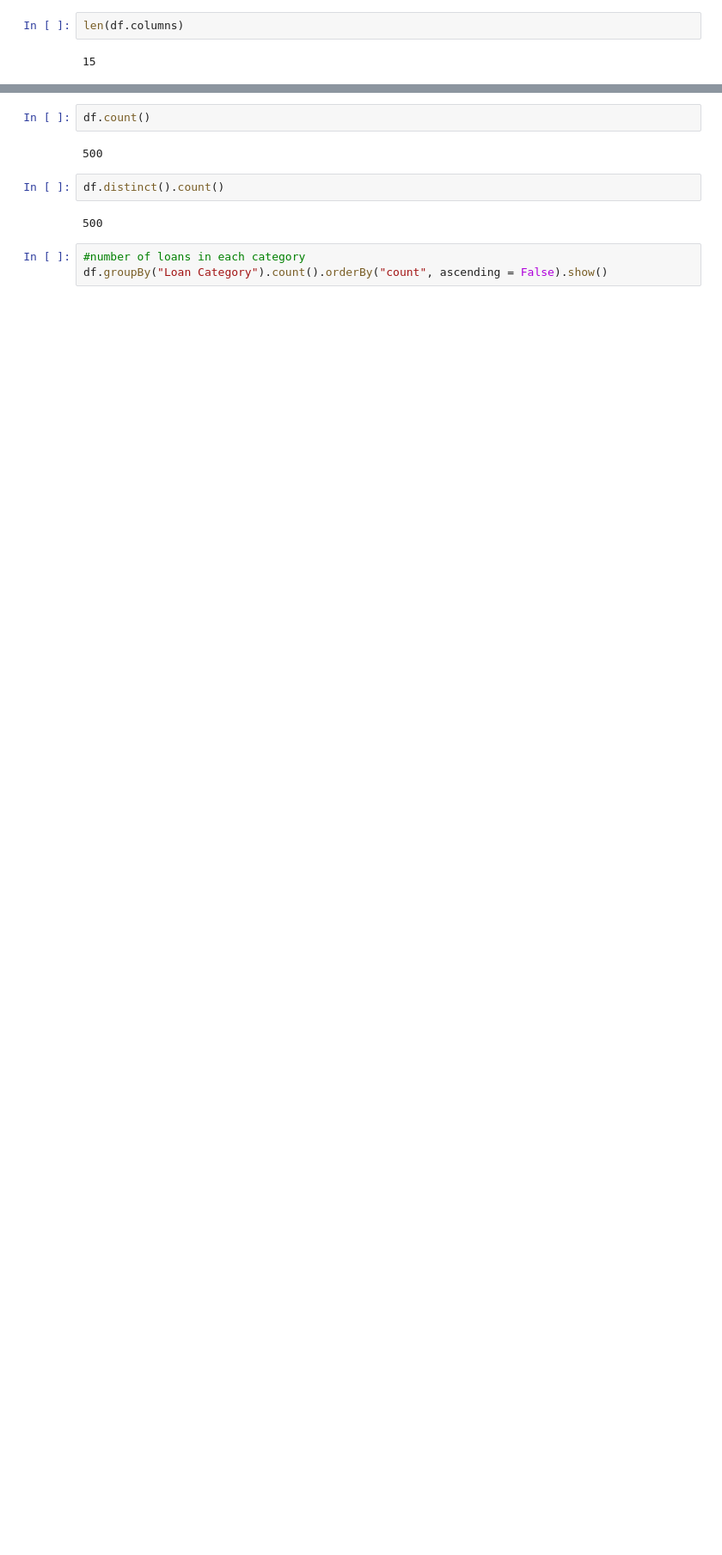
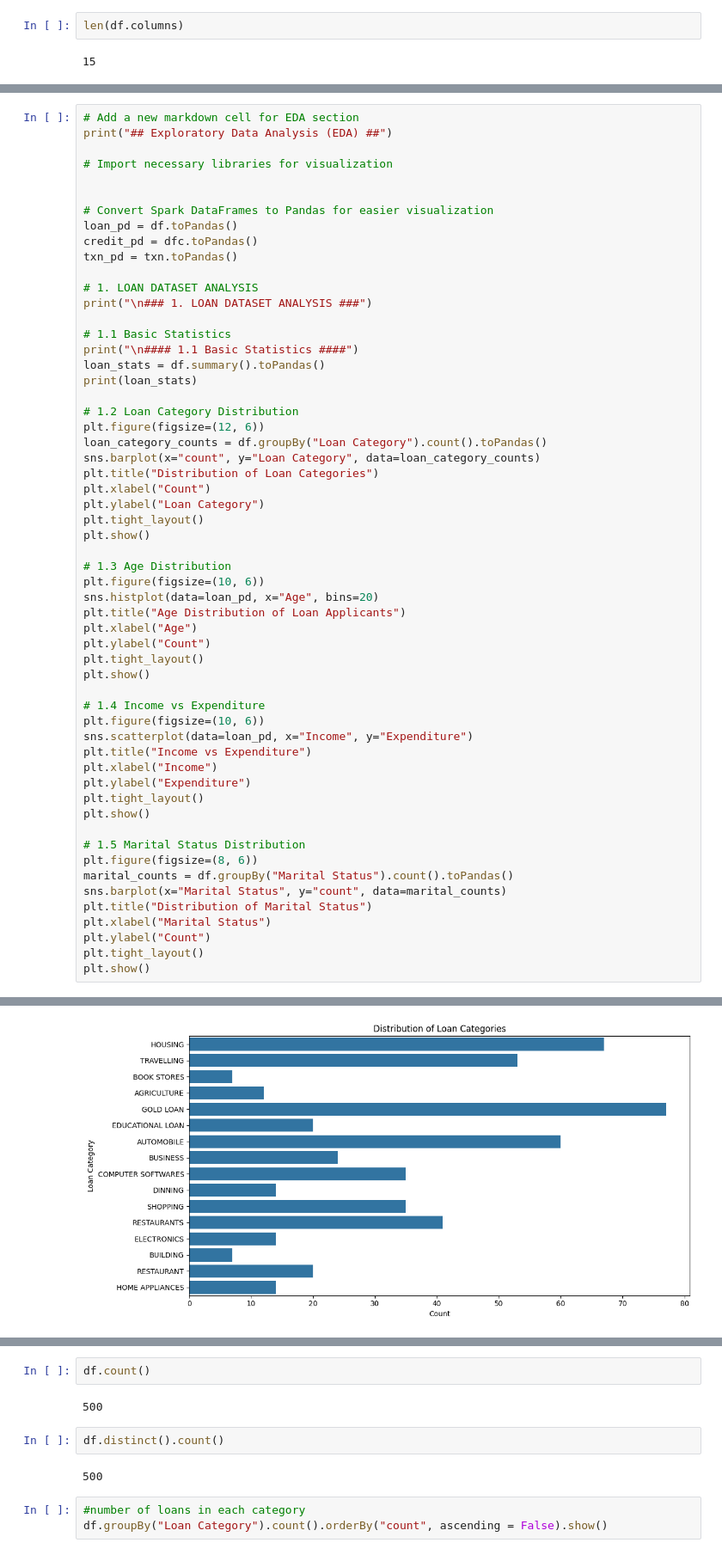
Before and after one commit to RohitMudili/Bank-factors-Prediction-using-MachineLearning-and-PySpark, a Jupyter notebook: banking_p2.ipynb, the cells around one changed output, grey strips where cells are left out. Shown at 86% size. Cells and saved outputs as stored; diff of their text form; blank space fills up the shorter version.

```diff
--- a/banking_p2.ipynb
+++ b/banking_p2.ipynb
@@ -49,0 +56,58 @@ len(df.columns)
+# %%
+# Add a new markdown cell for EDA section
+print("## Exploratory Data Analysis (EDA) ##")
+
+# Import necessary libraries for visualization
+
+
+# Convert Spark DataFrames to Pandas for easier visualization
+loan_pd = df.toPandas()
+credit_pd = dfc.toPandas()
+txn_pd = txn.toPandas()
+
+# 1. LOAN DATASET ANALYSIS
+print("\n### 1. LOAN DATASET ANALYSIS ###")
+
+# 1.1 Basic Statistics
+print("\n#### 1.1 Basic Statistics ####")
+loan_stats = df.summary().toPandas()
+print(loan_stats)
+
+# 1.2 Loan Category Distribution
+plt.figure(figsize=(12, 6))
+loan_category_counts = df.groupBy("Loan Category").count().toPandas()
+sns.barplot(x="count", y="Loan Category", data=loan_category_counts)
+plt.title("Distribution of Loan Categories")
+plt.xlabel("Count")
+plt.ylabel("Loan Category")
+plt.tight_layout()
+plt.show()
+
+# 1.3 Age Distribution
+plt.figure(figsize=(10, 6))
+sns.histplot(data=loan_pd, x="Age", bins=20)
+plt.title("Age Distribution of Loan Applicants")
+plt.xlabel("Age")
+plt.ylabel("Count")
+plt.tight_layout()
+plt.show()
+
+# 1.4 Income vs Expenditure
+plt.figure(figsize=(10, 6))
+sns.scatterplot(data=loan_pd, x="Income", y="Expenditure")
+plt.title("Income vs Expenditure")
+plt.xlabel("Income")
+plt.ylabel("Expenditure")
+plt.tight_layout()
+plt.show()
+
+# 1.5 Marital Status Distribution
+plt.figure(figsize=(8, 6))
+marital_counts = df.groupBy("Marital Status").count().toPandas()
+sns.barplot(x="Marital Status", y="count", data=marital_counts)
+plt.title("Distribution of Marital Status")
+plt.xlabel("Marital Status")
+plt.ylabel("Count")
+plt.tight_layout()
+plt.show()
+# %% [output]
@@ -49,0 +131 @@ len(df.columns)
+[figure, added]
```
Also changed, not shown: parts of 6 cells of this notebook.
